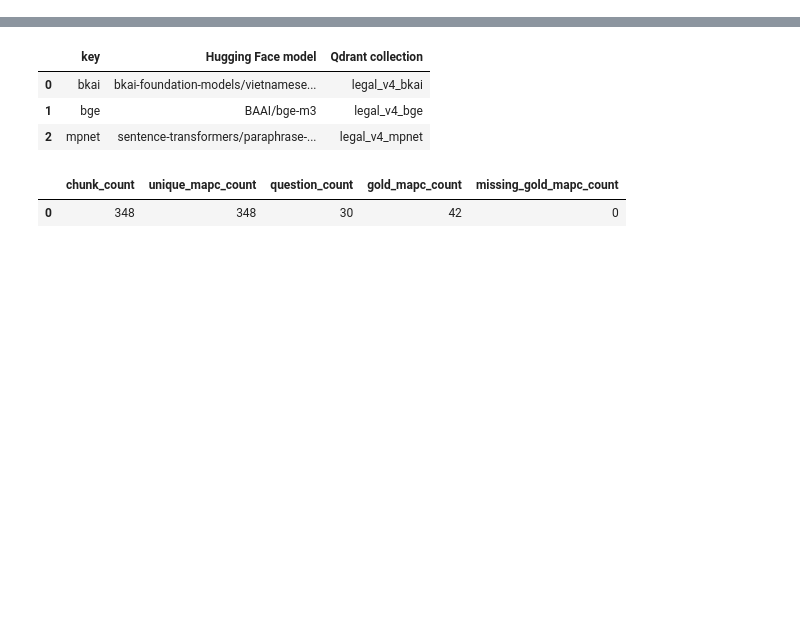
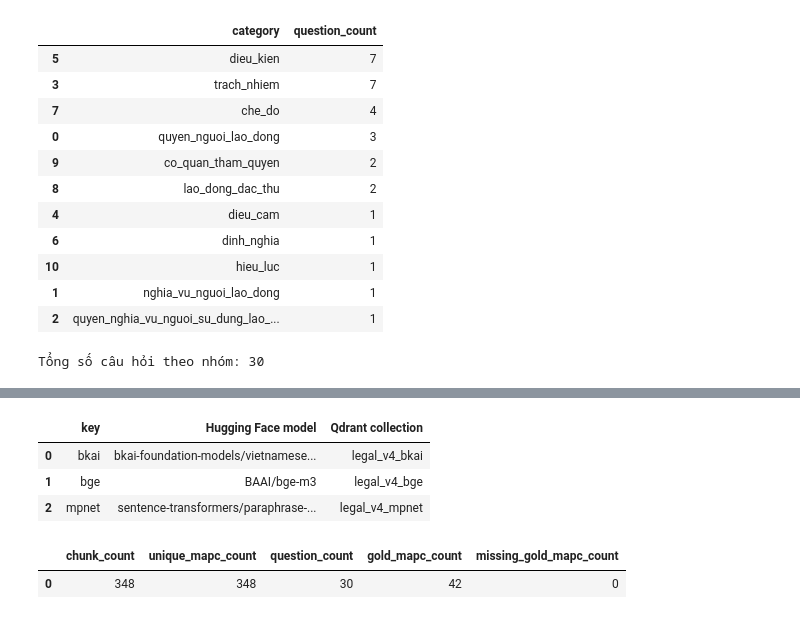
Before and after one commit to ngocminh1511/PBL6, a Jupyter notebook: labor_rag/notebooks/embedding_benchmark.ipynb, the cells around one changed output, grey strips where cells are left out. Saved outputs shown, nothing was run; the diff lists cells and outputs as text; code cells hidden in the pictures; blank space fills up the shorter version.

```diff
--- a/labor_rag/notebooks/embedding_benchmark.ipynb
+++ b/labor_rag/notebooks/embedding_benchmark.ipynb
@@ -4,0 +45,39 @@ Notebook này so sánh ba mô hình trên cùng 348 chunk Điều luật của `
+# %%
+import json
+from collections import Counter
+from pathlib import Path
+import pandas as pd
+from IPython.display import display
+
+overview_root = next(
+    path for path in [Path.cwd(), *Path.cwd().parents]
+    if (path / 'labor_rag' / 'evaluation' / 'benchmark_questions.jsonl').exists()
+)
+overview_questions = [
+    json.loads(line)
+    for line in (overview_root / 'labor_rag' / 'evaluation' / 'benchmark_questions.jsonl').read_text(encoding='utf-8').splitlines()
+    if line.strip()
+]
+question_category_counts = (
+    pd.Series(Counter(str(question.get('category', 'uncategorized')) for question in overview_questions), name='question_count')
+    .rename_axis('category')
+    .reset_index()
+    .sort_values(['question_count', 'category'], ascending=[False, True])
+)
+display(question_category_counts)
+assert int(question_category_counts['question_count'].sum()) == len(overview_questions)
+print(f'Tổng số câu hỏi theo nhóm: {int(question_category_counts["question_count"].sum())}')
+# %% [output]
+|  | category | question_count |
+| 5 | dieu_kien | 7 |
+| 3 | trach_nhiem | 7 |
+| 7 | che_do | 4 |
+| 0 | quyen_nguoi_lao_dong | 3 |
+| 9 | co_quan_tham_quyen | 2 |
+| 8 | lao_dong_dac_thu | 2 |
+| 4 | dieu_cam | 1 |
+| 6 | dinh_nghia | 1 |
+| 10 | hieu_luc | 1 |
+| 1 | nghia_vu_nguoi_lao_dong | 1 |
+| 2 | quyen_nghia_vu_nguoi_su_dung_lao_... | 1 |
+Tổng số câu hỏi theo nhóm: 30
```
Also changed, not shown: parts of 32 cells of this notebook.
